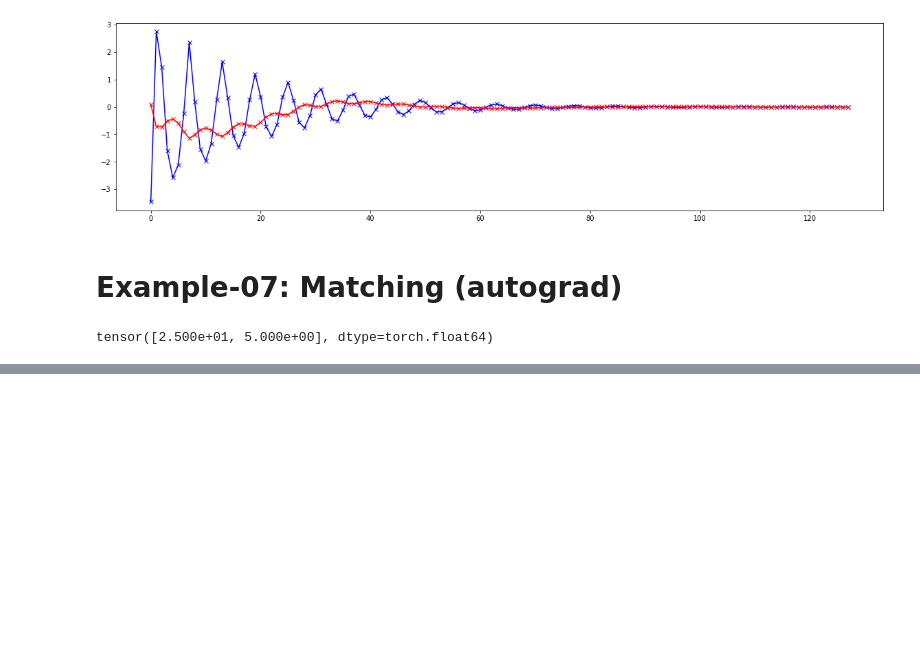
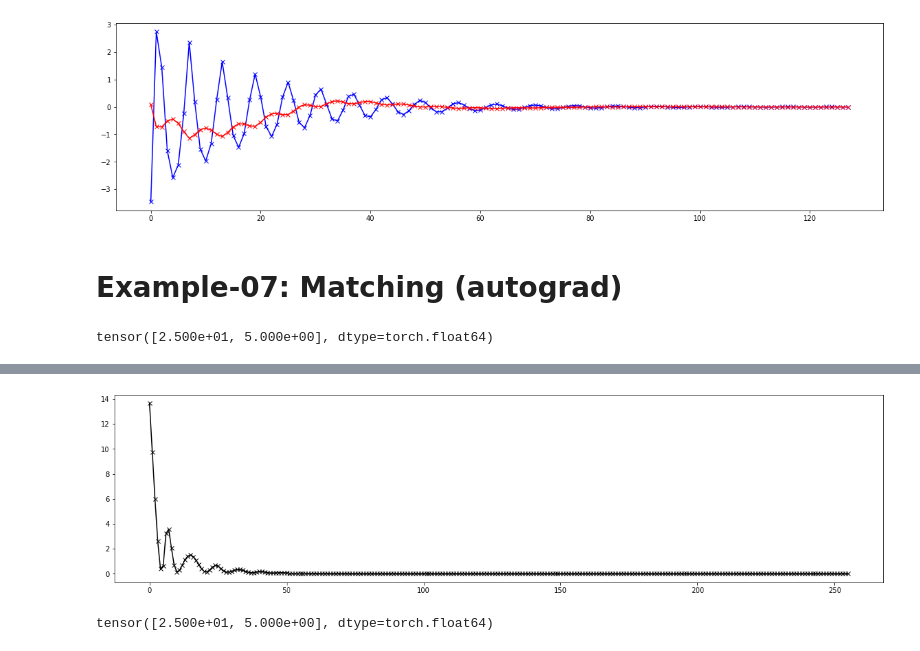
Before and after one commit to i-a-morozov/twiss, a Jupyter notebook: docs/source/examples/twiss.ipynb, the cells around one changed output, grey strips where cells are left out. Drawn from its saved outputs; the diff is of its cells as text; code cells hidden in the pictures; blank space fills up the shorter version.

Commit message:
06_24_2023: matching example with parametric taylor model

```diff
--- a/docs/source/examples/twiss.ipynb
+++ b/docs/source/examples/twiss.ipynb
@@ -777,0 +847,56 @@ tensor([2.500e+01, 5.000e+00], dtype=torch.float64)
+# %%
+# Define model
+
+class Model(torch.nn.Module):
+
+    def __init__(self, objective, knobs):
+        super().__init__()
+        self.objective = objective
+        self.knobs = torch.nn.Parameter(torch.clone(knobs))
+
+    def forward(self):
+        return self.objective(self.knobs)
+
+model = Model(objective, dk)
+# %%
+# Set optimizer
+
+optimizer = torch.optim.Adam(model.parameters(), lr=0.005)
+# %%
+# Set loss function
+
+mse = torch.nn.MSELoss()
+# %%
+# Train
+
+model.train()
+
+data = []
+
+for _ in range(256):
+    beta = model()
+    loss = mse(beta, torch.stack([BX, BY]))
+    loss.backward()
+    optimizer.step()
+    optimizer.zero_grad()
+    data.append(loss.item())
+# %%
+# Plot loss
+
+from matplotlib import pyplot as plt
+
+plt.figure(figsize=(20, 5))
+plt.plot(range(256), data, color='black', marker='x')
+plt.show()
+# %% [output]
+[figure, added]
+# %%
+# Check result
+
+dk = torch.stack([*model.parameters()]).detach().squeeze()
+m = torch.func.jacrev(fodo)(x, k + dk)
+*_, w = twiss(m)
+ax, bx, ay, by = wolski_to_cs(w)
+print(torch.stack([bx, by]))
+# %% [output]
+tensor([2.500e+01, 5.000e+00], dtype=torch.float64)
```
Also changed, not shown: parts of 7 cells of this notebook, 1 other file.
